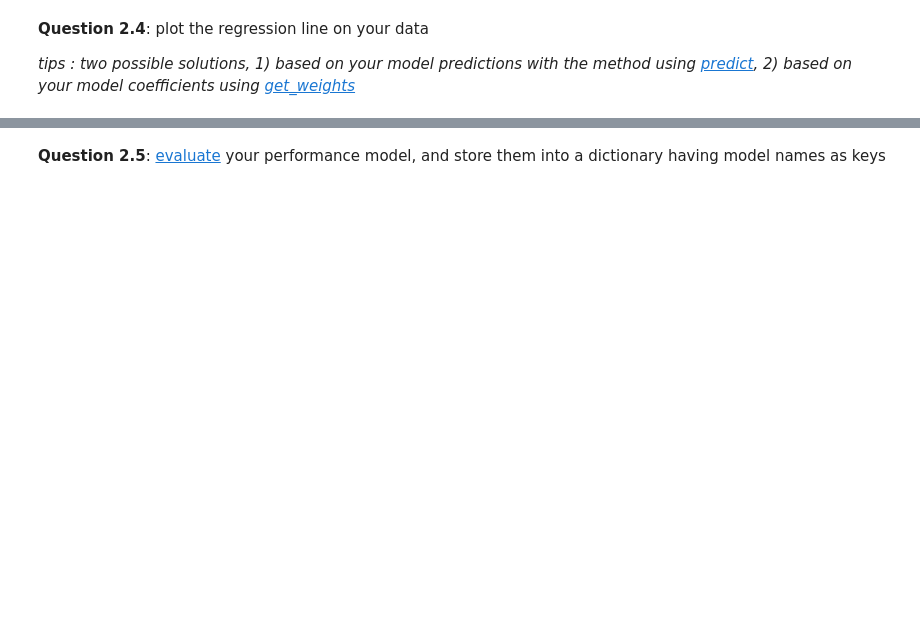
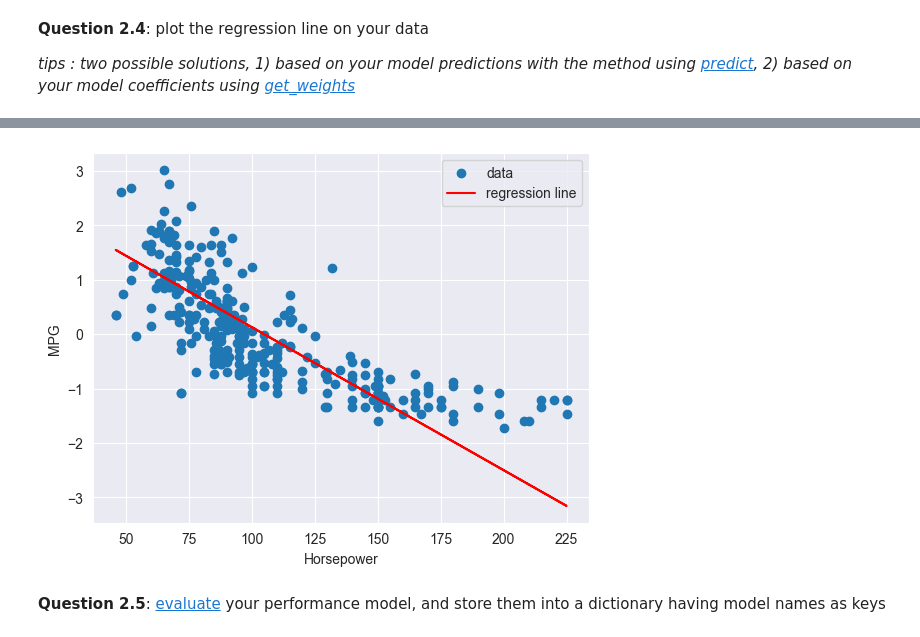
Before and after one commit to thomas40510/MLMythe, a Jupyter notebook: TP4/TP4.ipynb, the cells around one changed output, grey strips where cells are left out. Drawn from its saved outputs; the diff is of its cells as text; code cells hidden in the pictures; blank space fills up the shorter version.

```diff
--- a/TP4/TP4.ipynb
+++ b/TP4/TP4.ipynb
@@ -145,0 +221,9 @@ horsepower = np.array(train_features['Horsepower'])[:,np.newaxis]
+# %%
+# plot the regression line
+plt.scatter(horsepower, normalize(train_labels), label='data')
+plt.plot(horsepower, normalize(model.predict(horsepower)), color='red', label='regression line')
+plt.xlabel('Horsepower')
+plt.ylabel('MPG')
+plt.legend()
+plt.show()
+# %% [output]
@@ -146,2 +231,3 @@ horsepower = np.array(train_features['Horsepower'])[:,np.newaxis]
+[figure, added]
 # %% [markdown]
 **Question 2.5**: [evaluate](https://www.tensorflow.org/api_docs/python/tf/keras/Model#evaluate) your performance model, and store them into a dictionary having model names as keys
```
Also changed, not shown: parts of 21 cells of this notebook.
